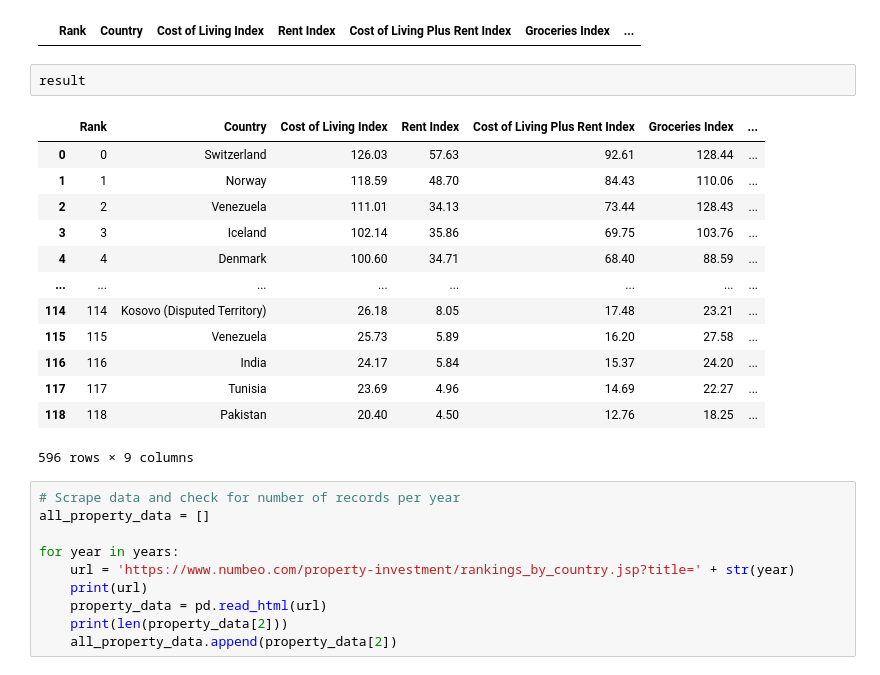
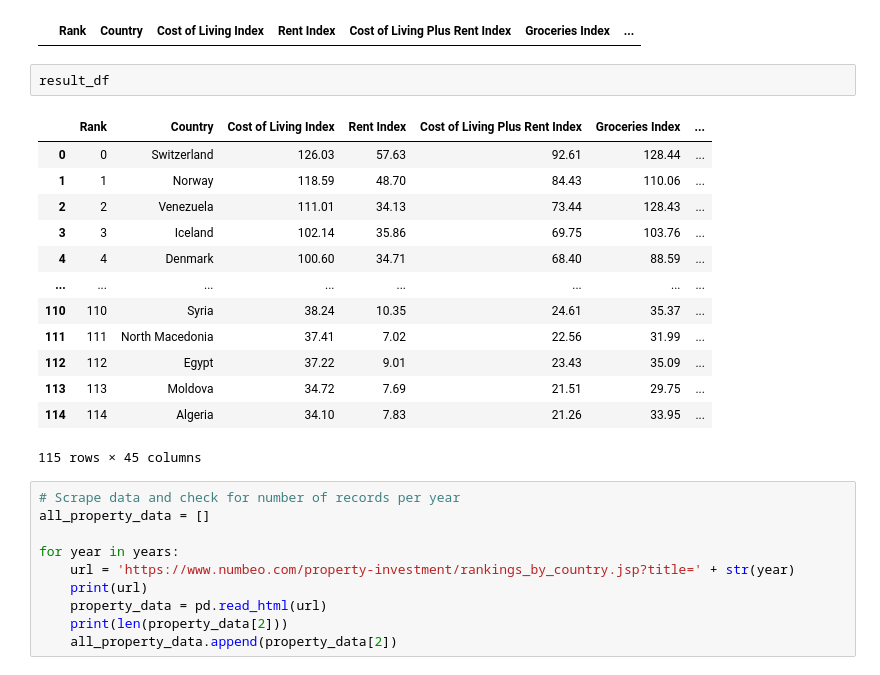
Before and after one commit to mactzu/STDs, a Jupyter notebook: work/michelle/Project-Work.ipynb, the cells around one changed output. Saved outputs shown, nothing was run; the diff lists cells and outputs as text.

```diff
--- a/work/michelle/Project-Work.ipynb
+++ b/work/michelle/Project-Work.ipynb
@@ -59,22 +60,22 @@ both_years_df = result_df.loc[((result_df["Year"] == 2015) &
 both_years_df
 # %% [output]
 |  | Rank | Country | Cost of Living Index | Rent Index | Cost of Living Plus Rent Index | Groceries Index | ... |
-# %%
-result
-# %% [output]
-|  | Rank | Country | Cost of Living Index | Rent Index | Cost of Living Plus Rent Index | Groceries Index | ... |
-| 0 | 0 | Switzerland | 126.03 | 57.63 | 92.61 | 128.44 | ... |
-| 1 | 1 | Norway | 118.59 | 48.70 | 84.43 | 110.06 | ... |
-| 2 | 2 | Venezuela | 111.01 | 34.13 | 73.44 | 128.43 | ... |
-| 3 | 3 | Iceland | 102.14 | 35.86 | 69.75 | 103.76 | ... |
-| 4 | 4 | Denmark | 100.60 | 34.71 | 68.40 | 88.59 | ... |
-| ... | ... | ... | ... | ... | ... | ... | ... |
-| 114 | 114 | Kosovo (Disputed Territory) | 26.18 | 8.05 | 17.48 | 23.21 | ... |
-| 115 | 115 | Venezuela | 25.73 | 5.89 | 16.20 | 27.58 | ... |
-| 116 | 116 | India | 24.17 | 5.84 | 15.37 | 24.20 | ... |
-| 117 | 117 | Tunisia | 23.69 | 4.96 | 14.69 | 22.27 | ... |
-| 118 | 118 | Pakistan | 20.40 | 4.50 | 12.76 | 18.25 | ... |
-596 rows × 9 columns
+# %%
+result_df
+# %% [output]
+|  | Rank | Country | Cost of Living Index | Rent Index | Cost of Living Plus Rent Index | Groceries Index | ... |
+| 0 | 0 | Switzerland | 126.03 | 57.63 | 92.61 | 128.44 | ... |
+| 1 | 1 | Norway | 118.59 | 48.70 | 84.43 | 110.06 | ... |
+| 2 | 2 | Venezuela | 111.01 | 34.13 | 73.44 | 128.43 | ... |
+| 3 | 3 | Iceland | 102.14 | 35.86 | 69.75 | 103.76 | ... |
+| 4 | 4 | Denmark | 100.60 | 34.71 | 68.40 | 88.59 | ... |
+| ... | ... | ... | ... | ... | ... | ... | ... |
+| 110 | 110 | Syria | 38.24 | 10.35 | 24.61 | 35.37 | ... |
+| 111 | 111 | North Macedonia | 37.41 | 7.02 | 22.56 | 31.99 | ... |
+| 112 | 112 | Egypt | 37.22 | 9.01 | 23.43 | 35.09 | ... |
+| 113 | 113 | Moldova | 34.72 | 7.69 | 21.51 | 29.75 | ... |
+| 114 | 114 | Algeria | 34.10 | 7.83 | 21.26 | 33.95 | ... |
+115 rows × 45 columns
 # %%
 # Scrape data and check for number of records per year
 all_property_data = []
```
Also changed, not shown: parts of 2 cells of this notebook.
